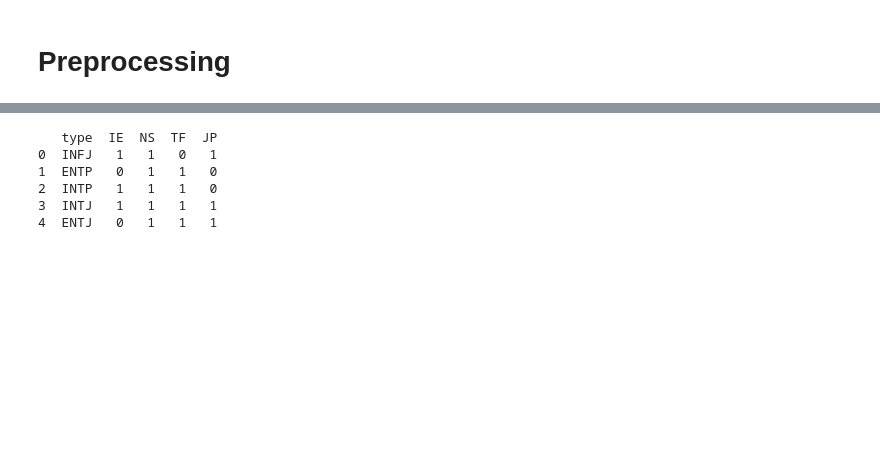
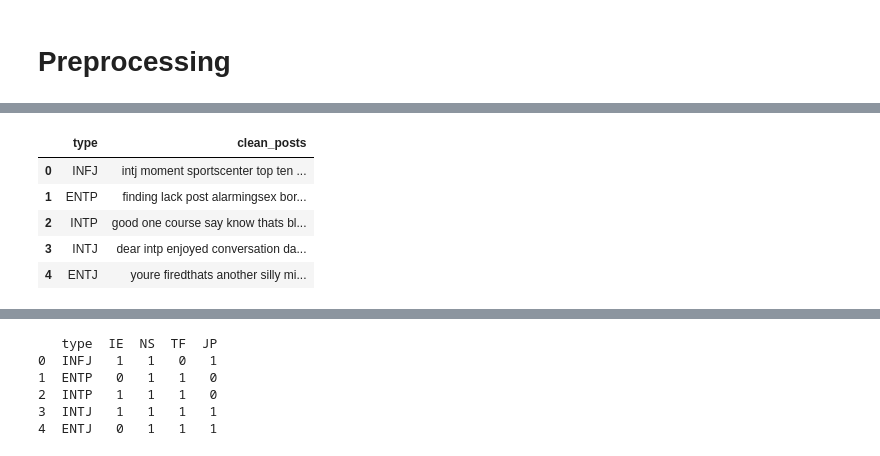
Before and after one commit to surajt25/MBTI-Personality-Predictor, a Jupyter notebook: Persionality_Prediction_From_Social_Media_Project.ipynb, the cells around one changed output, grey strips where cells are left out. Drawn from its saved outputs; the diff is of its cells as text; code cells hidden in the pictures; blank space fills up the shorter version.

```diff
--- a/Persionality_Prediction.ipynb
+++ b/Persionality_Prediction_From_Social_Media_Project.ipynb
@@ -71,44 +73,3 @@ Name: count, dtype: int64
 [figure]
 # %% [markdown]
 # Preprocessing
-# %%
-import nltk
-import re
-import string
-
-from nltk.stem import WordNetLemmatizer
-from nltk.corpus import stopwords
-from nltk.tokenize import word_tokenize
-
-lemmatizer = WordNetLemmatizer()
-stop_words = set(stopwords.words('english'))
-
-# Optional: List of MBTI types to remove from posts
-mbti_types = [
-    'INFJ','INFP','INTJ','INTP','ISFJ','ISFP','ISTJ','ISTP',
-    'ENFJ','ENFP','ENTJ','ENTP','ESFJ','ESFP','ESTJ','ESTP'
-]
-
-def clean_text(text):
-    # Lowercase text
-    text = text.lower()
-
-    # Removing MBTI types
-    for mbti in mbti_types:
-        text = re.sub(mbti.lower(), '', text)
-    # Removing URLs
-    text = re.sub(r"http\S+|www\S+|https\S+", '', text, flags=re.MULTILINE)
-
-    # Removing punctuation and numbers
-    text = re.sub(r'[^a-z\s]', '', text)
-
-    # Tokenize and remove stopwords
-    tokens = word_tokenize(text)
-    tokens = [lemmatizer.lemmatize(word) for word in tokens if word not in stop_words] #this is list comprehension
-    return ' '.join(tokens)
-
-
-df['clean_posts'] = df['posts'].apply(clean_text)
-
-# View cleaned data
-df[['type', 'clean_posts']].head()
@@ -121,0 +132,10 @@ df[['type', 'clean_posts']].head()
+# %%
+df['clean_posts'] = df['posts'].apply(clean_text_advanced)
+df[['type', 'clean_posts']].head()
+# %% [output]
+|  | type | clean_posts |
+| 0 | INFJ | intj moment sportscenter top ten ... |
+| 1 | ENTP | finding lack post alarmingsex bor... |
+| 2 | INTP | good one course say know thats bl... |
+| 3 | INTJ | dear intp enjoyed conversation da... |
+| 4 | ENTJ | youre firedthats another silly mi... |
```
Also changed, not shown: parts of 32 cells of this notebook, 4 other files.
